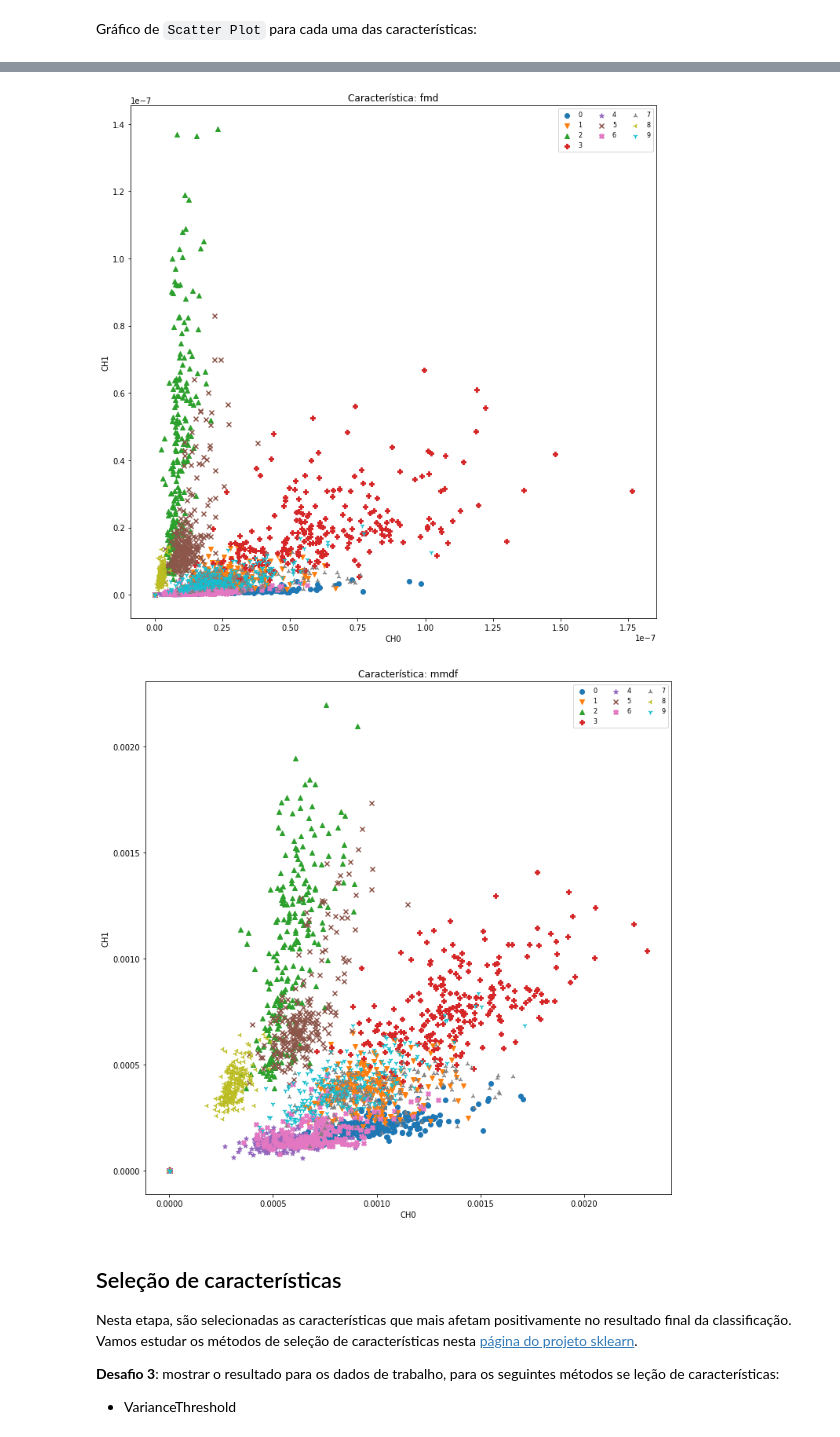
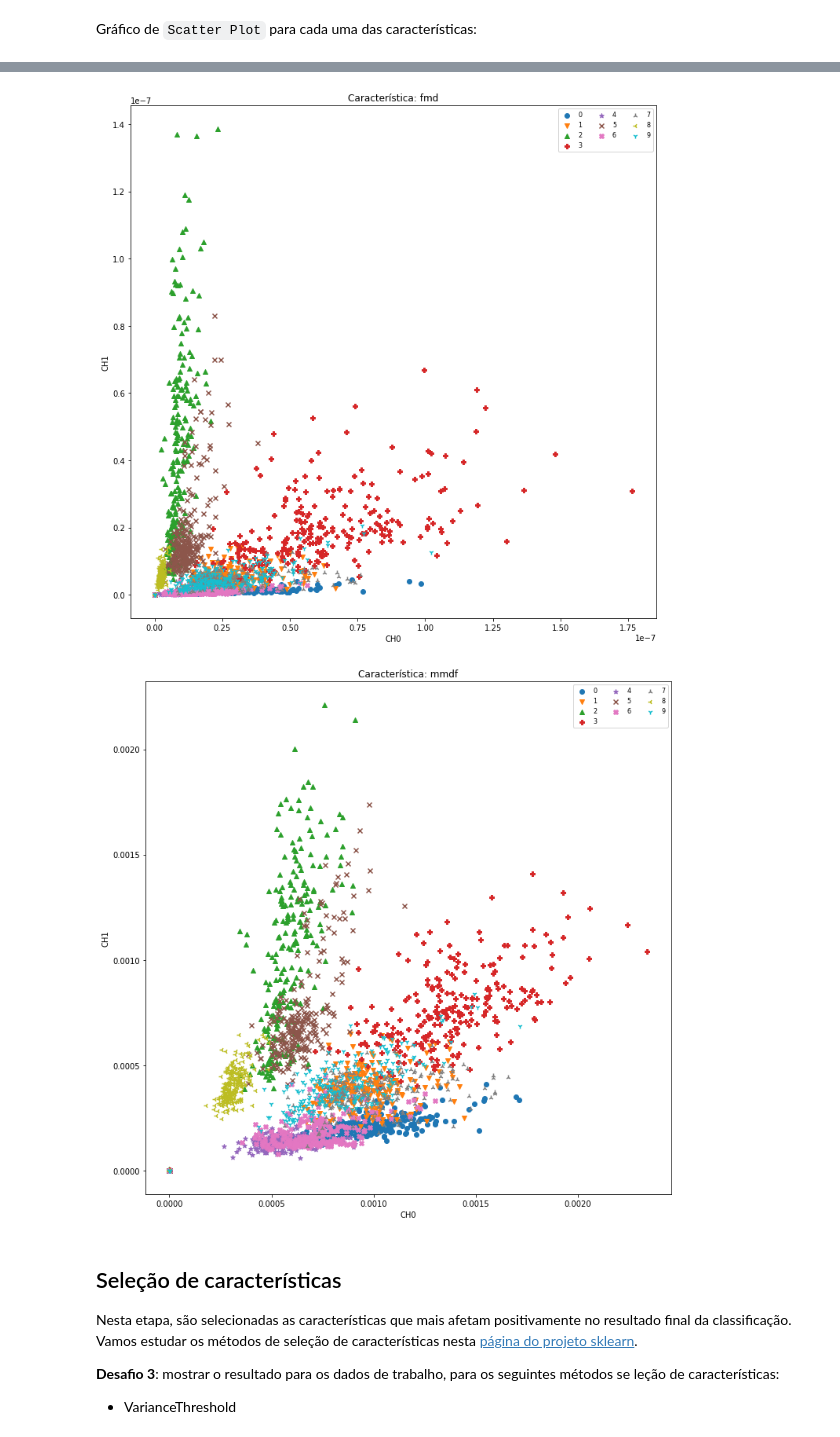
Before and after one commit to bneurd/tutoriais, a Jupyter notebook: sEMG/05-features.ipynb, the cells around one changed output, grey strips where cells are left out. Cells and saved outputs as stored; diff of their text form; code cells hidden in the pictures.

Commit message:
correção da classificação

```diff
--- a/sEMG/05-features.ipynb
+++ b/sEMG/05-features.ipynb
@@ -130,10 +130,11 @@ final.shape
 # %% [markdown]
 É necessário que seja reordenado as dimensões do vetor de características, pois cada característica (de cada canal), deve corresponder à última dimensão do vetor. Por fim, as outras dimensões são concatenadas para o número de amostras.
 # %%
+X = final.transpose(1, 3, 2, 0)
+print('shape para classificação:', X.shape)
+
 data = final.transpose(0, 1, 3, 2)
 sh = data.shape
-X = data.reshape(sh[0], int(sh[1]/6), int(sh[1]/10) * sh[2], sh[3])
-print(X.shape)
-for f in X:
-    print(f.shape)
+data = data.reshape(sh[0], int(sh[1]/6), int(sh[1]/10) * sh[2], sh[3])
+print('shape para visualização:', data.shape)
 # %% [output]
@@ -174,17 +172,17 @@ Gráfico de `Scatter Plot` para cada uma das características:
 # %%
 import matplotlib.pyplot as plt
 from matplotlib import rcParams
 
 plt.rcParams["figure.figsize"] = (12, 12)
 
 features_name = ('var', 'rms', 'fmd', 'mmdf')
 classes = [str(item) for item in list(range(10))]
-plot_features(X, features_name, classes, 0, 1)
+plot_features(data, features_name, classes, 0, 1)
 # %% [output]
 [figure]
 [figure]
 [figure]
-[figure, old version]
+[figure, new version]
 # %% [markdown]
 ## Seleção de características
 
```
Also changed, not shown: parts of 1 cell of this notebook, 2 other files.
